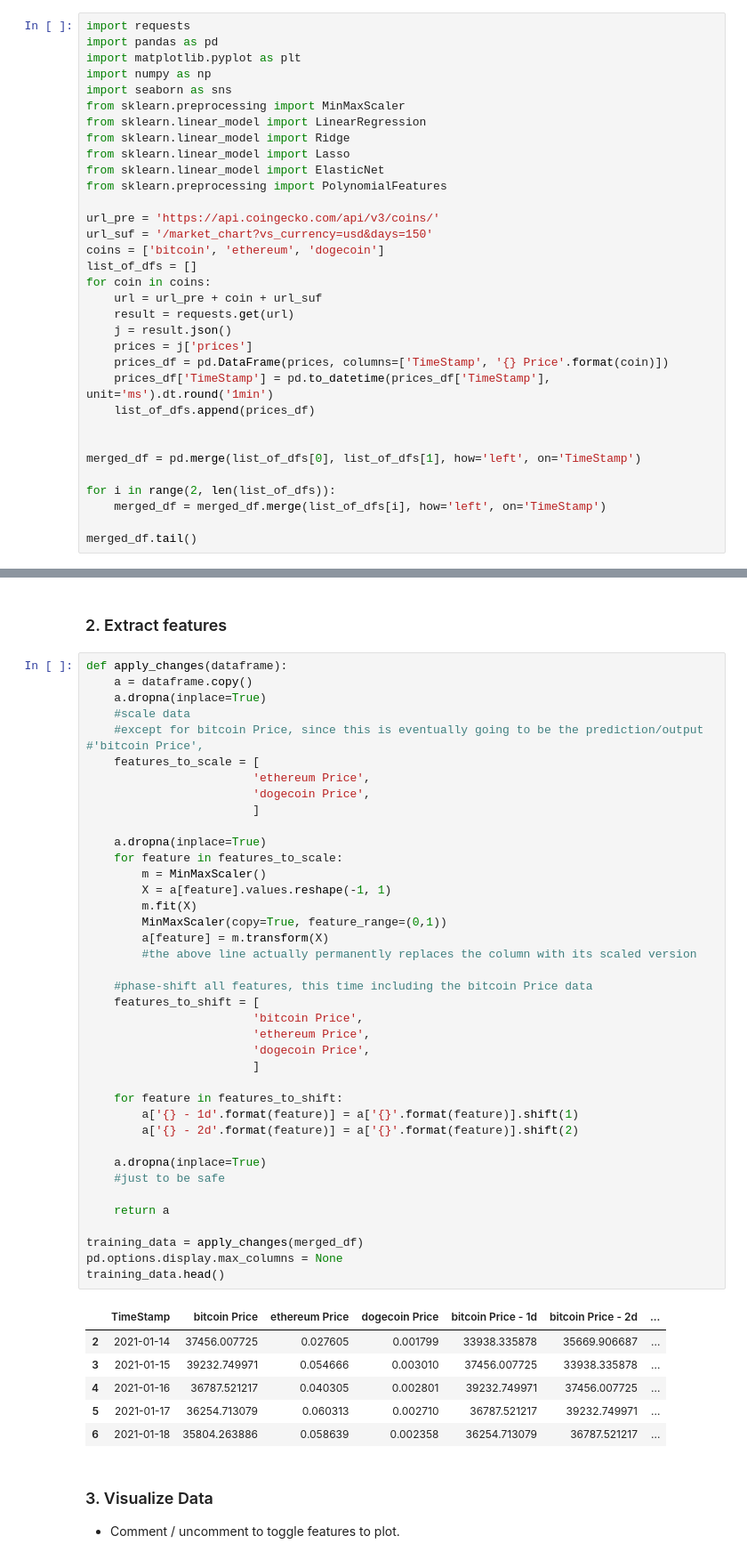
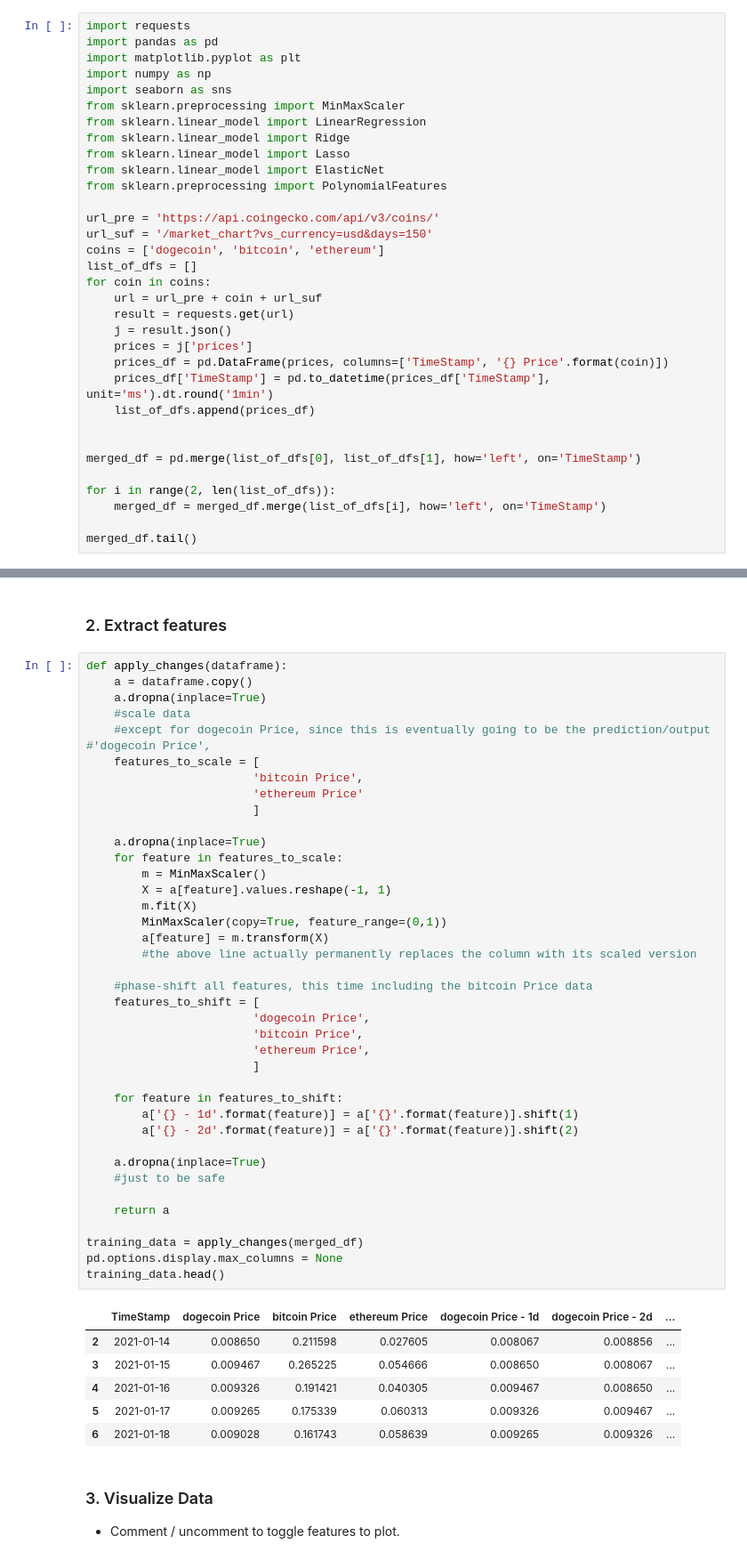
Before and after one commit to coutHan/CS349Project, a Jupyter notebook: BitcoinPricePrediction.ipynb, the cells around one changed output, grey strips where cells are left out. Shown at 89% size. Drawn from its saved outputs; the diff is of its cells as text.

```diff
--- a/BitcoinPricePrediction.ipynb
+++ b/BitcoinPricePrediction.ipynb
@@ -15,7 +15,7 @@ from sklearn.preprocessing import PolynomialFeatures
 
 url_pre = 'https://api.coingecko.com/api/v3/coins/'
 url_suf = '/market_chart?vs_currency=usd&days=150'
-coins = ['bitcoin', 'ethereum', 'dogecoin']
+coins = ['dogecoin', 'bitcoin', 'ethereum']
 list_of_dfs = []
 for coin in coins:
     url = url_pre + coin + url_suf
@@ -47,47 +47,47 @@ def apply_changes(dataframe):
     a = dataframe.copy()
     a.dropna(inplace=True)
     #scale data
-    #except for bitcoin Price, since this is eventually going to be the prediction/output #'bitcoin Price',
+    #except for dogecoin Price, since this is eventually going to be the prediction/output #'dogecoin Price',
     features_to_scale = [
-                        'ethereum Price',
-                        'dogecoin Price',
+                        'bitcoin Price',
+                        'ethereum Price'
                         ]
 
     a.dropna(inplace=True)
     for feature in features_to_scale:
         m = MinMaxScaler()
         X = a[feature].values.reshape(-1, 1)
         m.fit(X)
         MinMaxScaler(copy=True, feature_range=(0,1))
         a[feature] = m.transform(X)
         #the above line actually permanently replaces the column with its scaled version
 
     #phase-shift all features, this time including the bitcoin Price data
     features_to_shift = [
+                        'dogecoin Price',
                         'bitcoin Price',
                         'ethereum Price',
-                        'dogecoin Price',
                         ]
 
     for feature in features_to_shift:
         a['{} - 1d'.format(feature)] = a['{}'.format(feature)].shift(1)
         a['{} - 2d'.format(feature)] = a['{}'.format(feature)].shift(2)
 
     a.dropna(inplace=True)
     #just to be safe
 
     return a
 
 training_data = apply_changes(merged_df)
 pd.options.display.max_columns = None
 training_data.head()
 # %% [output]
-|  | TimeStamp | bitcoin Price | ethereum Price | dogecoin Price | bitcoin Price - 1d | bitcoin Price - 2d | ... |
-| 2 | 2021-01-14 | 37456.007725 | 0.027605 | 0.001799 | 33938.335878 | 35669.906687 | ... |
-| 3 | 2021-01-15 | 39232.749971 | 0.054666 | 0.003010 | 37456.007725 | 33938.335878 | ... |
-| 4 | 2021-01-16 | 36787.521217 | 0.040305 | 0.002801 | 39232.749971 | 37456.007725 | ... |
-| 5 | 2021-01-17 | 36254.713079 | 0.060313 | 0.002710 | 36787.521217 | 39232.749971 | ... |
-| 6 | 2021-01-18 | 35804.263886 | 0.058639 | 0.002358 | 36254.713079 | 36787.521217 | ... |
+|  | TimeStamp | dogecoin Price | bitcoin Price | ethereum Price | dogecoin Price - 1d | dogecoin Price - 2d | ... |
+| 2 | 2021-01-14 | 0.008650 | 0.211598 | 0.027605 | 0.008067 | 0.008856 | ... |
+| 3 | 2021-01-15 | 0.009467 | 0.265225 | 0.054666 | 0.008650 | 0.008067 | ... |
+| 4 | 2021-01-16 | 0.009326 | 0.191421 | 0.040305 | 0.009467 | 0.008650 | ... |
+| 5 | 2021-01-17 | 0.009265 | 0.175339 | 0.060313 | 0.009326 | 0.009467 | ... |
+| 6 | 2021-01-18 | 0.009028 | 0.161743 | 0.058639 | 0.009265 | 0.009326 | ... |
 # %% [markdown]
 ### 3. Visualize Data
 - Comment / uncomment to toggle features to plot.
```
Also changed, not shown: parts of 12 cells of this notebook.
